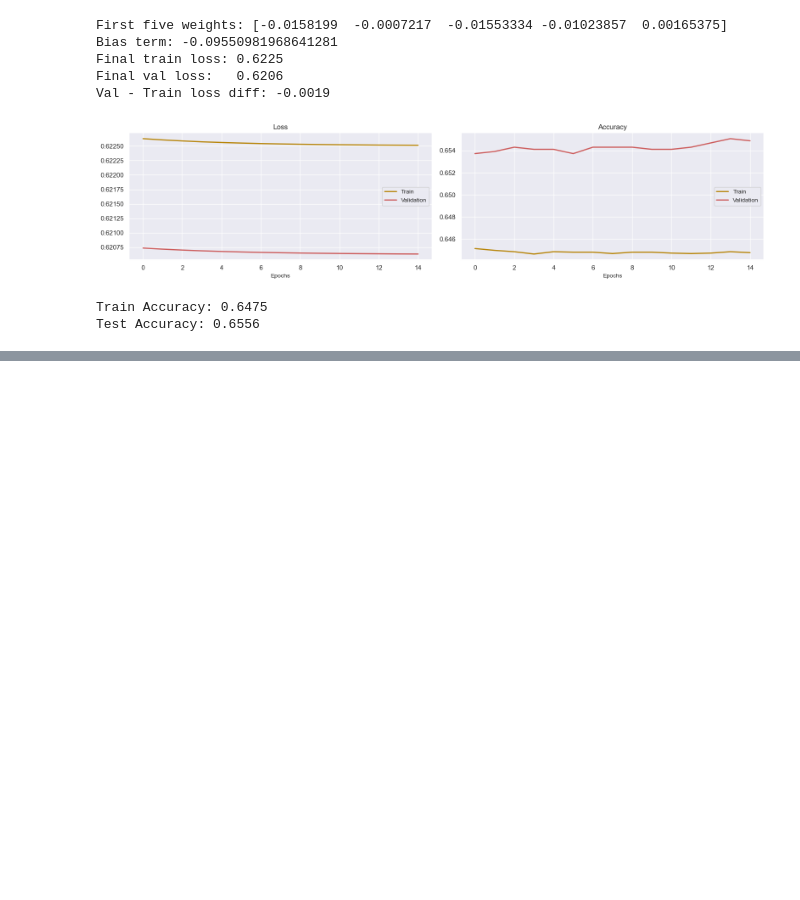
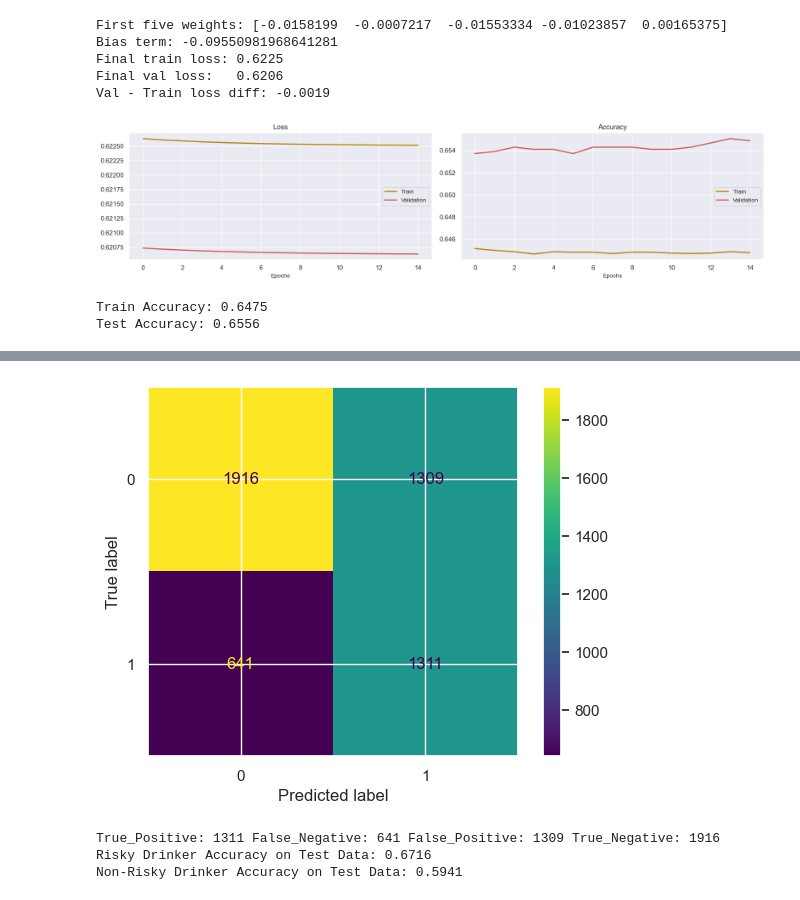
Before and after one commit to cassidy-bruner/mids-207-final-project-team-4, a Jupyter notebook: python_notebooks/logistic_reg.ipynb, the cells around one changed output, grey strips where cells are left out. Saved outputs shown, nothing was run; the diff lists cells and outputs as text; code cells hidden in the pictures; blank space fills up the shorter version.

```diff
--- a/python_notebooks/logistic_reg.ipynb
+++ b/python_notebooks/logistic_reg.ipynb
@@ -484,0 +513,19 @@ Val - Train loss diff: -0.0040
+# %%
+# Test prediction evaluation of the improved model
+y_pred = (log_model.predict(X_test) > 0.5).astype(int).ravel()
+cm = sk_confusion_matrix(Y_test, y_pred)
+disp = ConfusionMatrixDisplay(confusion_matrix=cm)
+disp.plot()
+plt.show()
+
+#Test cm
+tn, fp, fn, tp = cm.ravel()
+print("True_Positive:", tp, "False_Negative:", fn, "False_Positive:", fp, "True_Negative:", tn)
+
+
+risky_acc = tp / (tp + fn) if (tp + fn) > 0 else 0
+non_risky_acc = tn / (tn + fp) if (tn + fp) > 0 else 0
+
+print(f"Risky Drinker Accuracy on Test Data: {risky_acc:.4f}")
+print(f"Non-Risky Drinker Accuracy on Test Data: {non_risky_acc:.4f}")
+# %% [output]
@@ -484,0 +533,4 @@ Val - Train loss diff: -0.0040
+[figure, added]
+True_Positive: 1311 False_Negative: 641 False_Positive: 1309 True_Negative: 1916
+Risky Drinker Accuracy on Test Data: 0.6716
+Non-Risky Drinker Accuracy on Test Data: 0.5941
```
Also changed, not shown: parts of 7 cells of this notebook.
